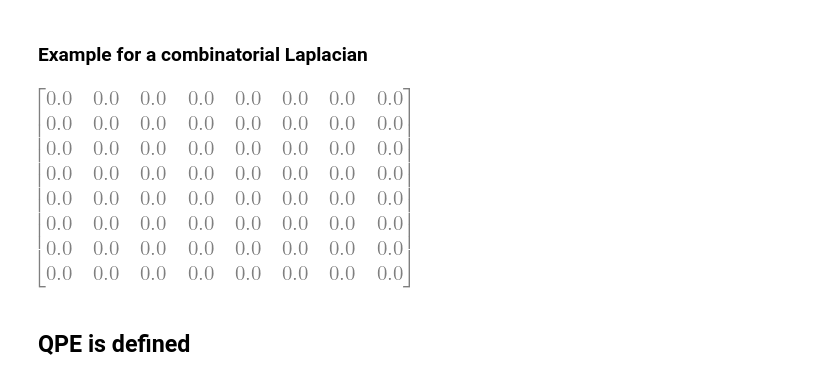
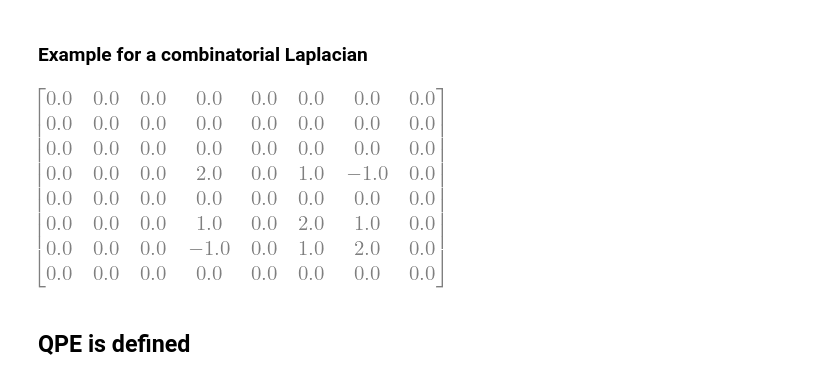
Before and after one commit to KathrinKoenig/QuantumTopologicalDataAnalysis, a Jupyter notebook: Code/QPE.ipynb, the cells around one changed output. Drawn from its saved outputs; the diff is of its cells as text; code cells hidden in the pictures.

```diff
--- a/Code/QPE.ipynb
+++ b/Code/QPE.ipynb
@@ -44,9 +39,9 @@ def combinatorial_laplacian(n_vertices, k, state_dict):
 # %%
 from sympy import Matrix, init_printing
 init_printing()
 
-display(Matrix(combinatorial_laplacian(3, 2, state_dict)))
+display(Matrix(qtda.projected_combinatorial_laplacian(3, 1, state_dict).toarray()))
 # %% [output]
-[figure, old version]
+[figure, new version]
 # %% [markdown]
 ## QPE is defined
```
Also changed, not shown: parts of 18 cells of this notebook, 1 other file.
